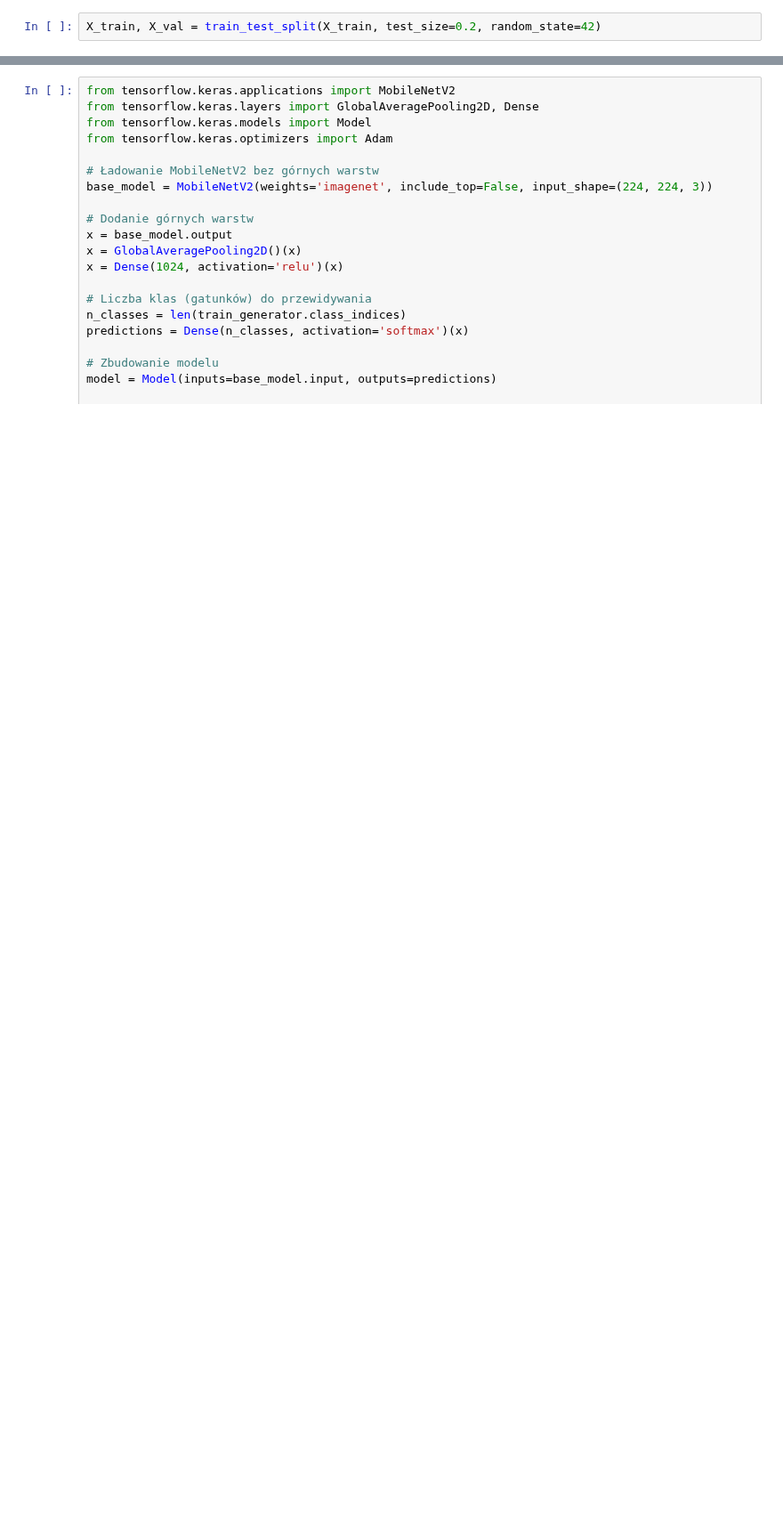
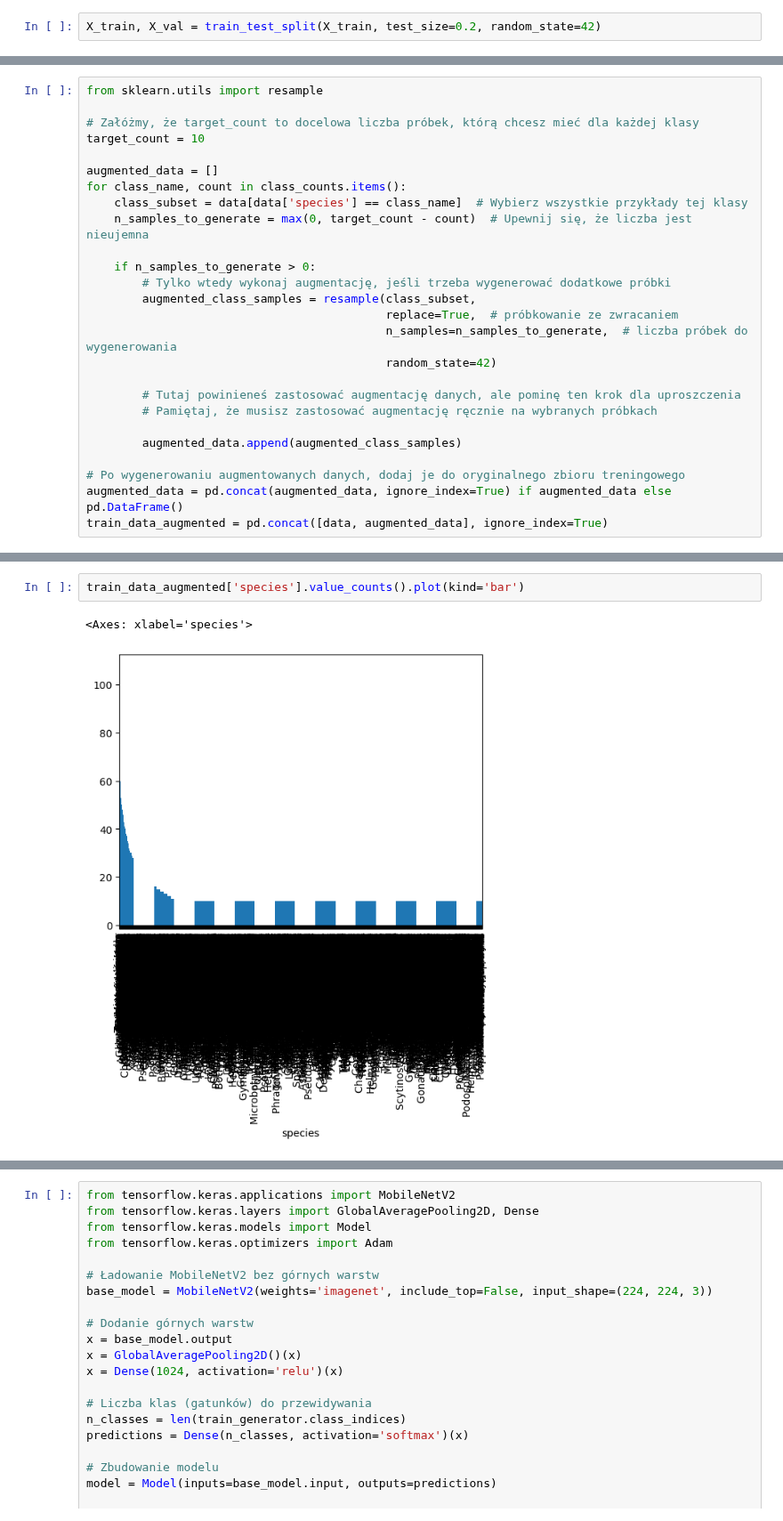
Before and after one commit to mbiernacka/Mushroom-classification, a Jupyter notebook: danish_fungi.ipynb, the cells around one changed output, grey strips where cells are left out. Shown at 89% size. Cells and saved outputs as stored; diff of their text form; blank space fills up the shorter version.

```diff
--- a/danish_fungi.ipynb
+++ b/danish_fungi.ipynb
@@ -384,0 +409,26 @@ X_train['species'].nunique()
+# %%
+from sklearn.utils import resample
+
+# Załóżmy, że target_count to docelowa liczba próbek, którą chcesz mieć dla każdej klasy
+target_count = 10
+
+augmented_data = []
+for class_name, count in class_counts.items():
+    class_subset = data[data['species'] == class_name]  # Wybierz wszystkie przykłady tej klasy
+    n_samples_to_generate = max(0, target_count - count)  # Upewnij się, że liczba jest nieujemna
+
+    if n_samples_to_generate > 0:
+        # Tylko wtedy wykonaj augmentację, jeśli trzeba wygenerować dodatkowe próbki
+        augmented_class_samples = resample(class_subset,
+                                           replace=True,  # próbkowanie ze zwracaniem
+                                           n_samples=n_samples_to_generate,  # liczba próbek do wygenerowania
+                                           random_state=42)
+
+        # Tutaj powinieneś zastosować augmentację danych, ale pominę ten krok dla uproszczenia
+        # Pamiętaj, że musisz zastosować augmentację ręcznie na wybranych próbkach
+
+        augmented_data.append(augmented_class_samples)
+
+# Po wygenerowaniu augmentowanych danych, dodaj je do oryginalnego zbioru treningowego
+augmented_data = pd.concat(augmented_data, ignore_index=True) if augmented_data else pd.DataFrame()
+train_data_augmented = pd.concat([data, augmented_data], ignore_index=True)
@@ -385,2 +449,7 @@ X_train['species'].nunique()
+# %%
+train_data_augmented['species'].value_counts().plot(kind='bar')
+# %% [output]
+<Axes: xlabel='species'>
+[figure, added]
 # %%
 # Podział danych na zbiór treningowy i pozostałe dane (testowy + walidacyjny)
```
Also changed, not shown: parts of 21 cells of this notebook.
